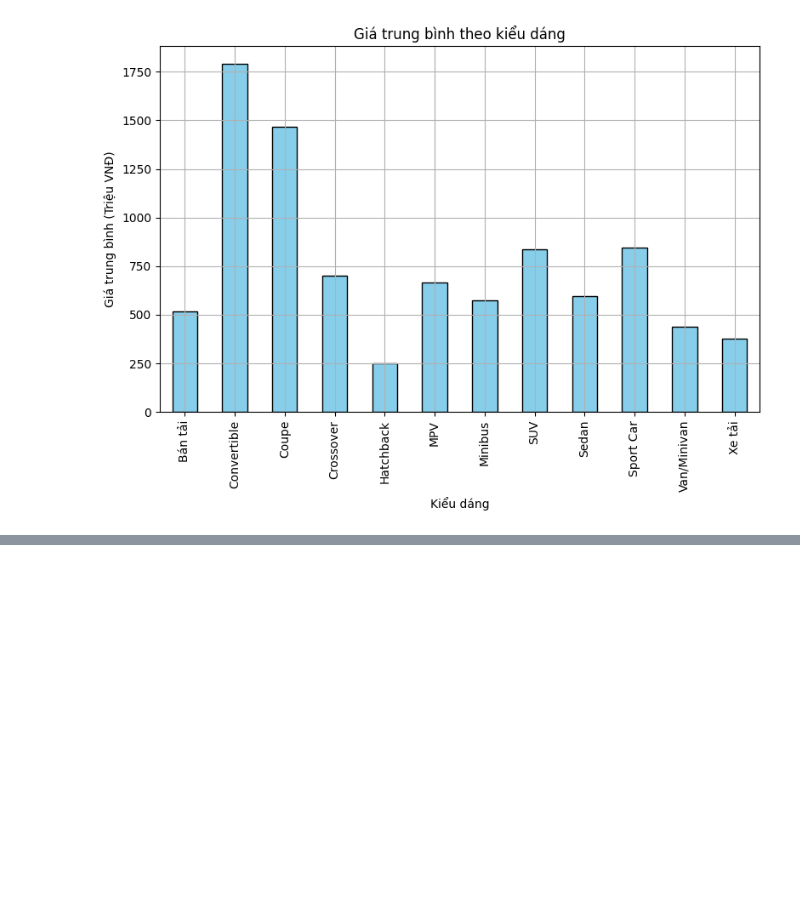
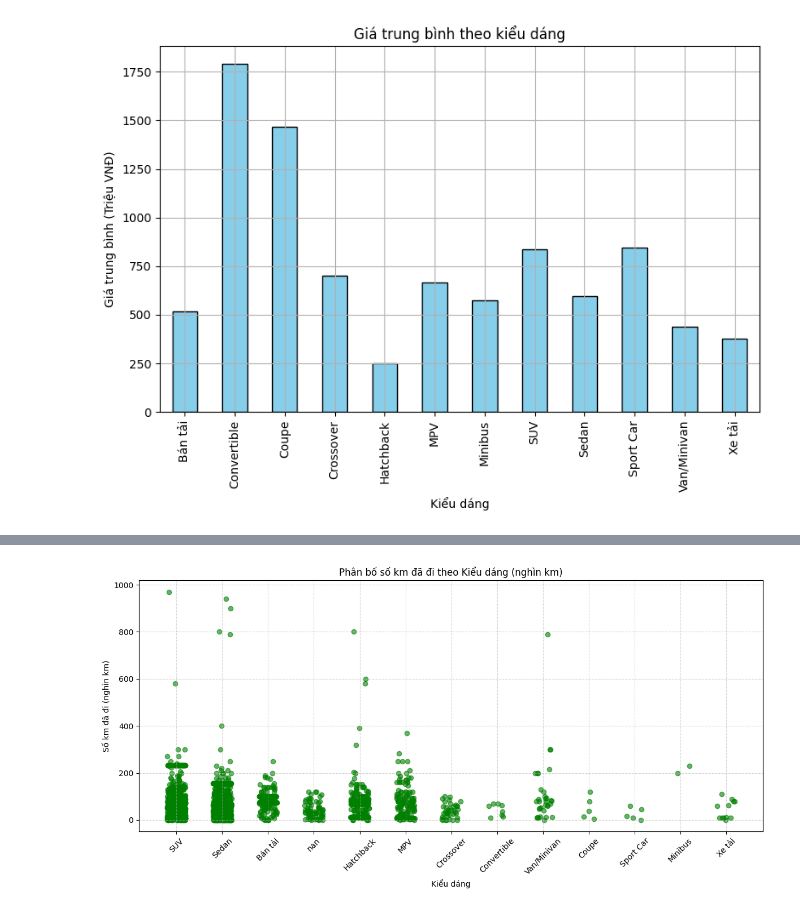
Before and after one commit to hoanpvpv/BTL-DATA, a Jupyter notebook: clearDataBTL2.ipynb, the cells around one changed output, grey strips where cells are left out. Cells and saved outputs as stored; diff of their text form; code cells hidden in the pictures; blank space fills up the shorter version.

```diff
--- a/clearDataBTL2.ipynb
+++ b/clearDataBTL2.ipynb
@@ -209,0 +294,26 @@ plt.show()
+# %%
+import matplotlib.pyplot as plt
+import numpy as np
+
+plt.figure(figsize=(12,6))
+
+# Lấy các kiểu dáng duy nhất
+unique_types = df_clean['Kiểu dáng'].unique()
+type_to_x = {t:i for i, t in enumerate(unique_types)}
+
+# Xác định vị trí x cho mỗi xe theo kiểu dáng, thêm jitter để tránh chồng lấn
+x_vals = [type_to_x[t] + np.random.uniform(-0.2, 0.2) for t in df_clean['Kiểu dáng']]
+y_vals = df_clean['Số km đã đi'] / 1000  # chuyển sang nghìn km
+
+# Vẽ scatter plot
+plt.scatter(x_vals, y_vals, alpha=0.6, color='green')
+
+plt.xticks(range(len(unique_types)), unique_types, rotation=45)
+plt.xlabel('Kiểu dáng')
+plt.ylabel('Số km đã đi (nghìn km)')  # cập nhật nhãn trục Y
+plt.title('Phân bố số km đã đi theo Kiểu dáng (nghìn km)')
+plt.grid(True, linestyle='--', alpha=0.5)
+plt.tight_layout()
+plt.show()
+# %% [output]
+[figure, added]
```
Also changed, not shown: parts of 8 cells of this notebook, 2 other files.
